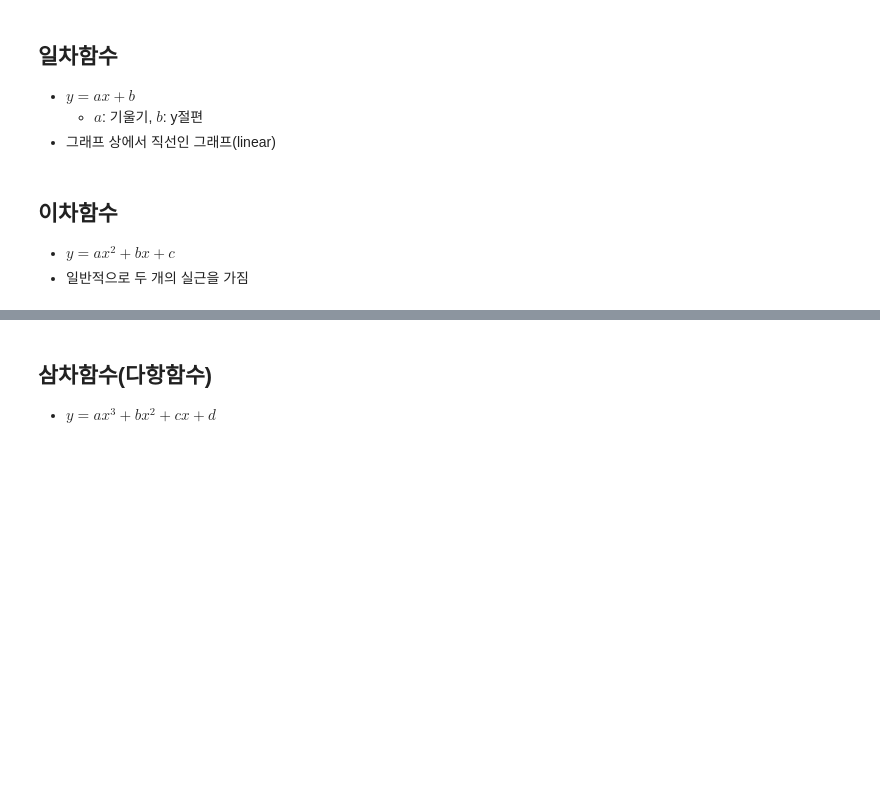
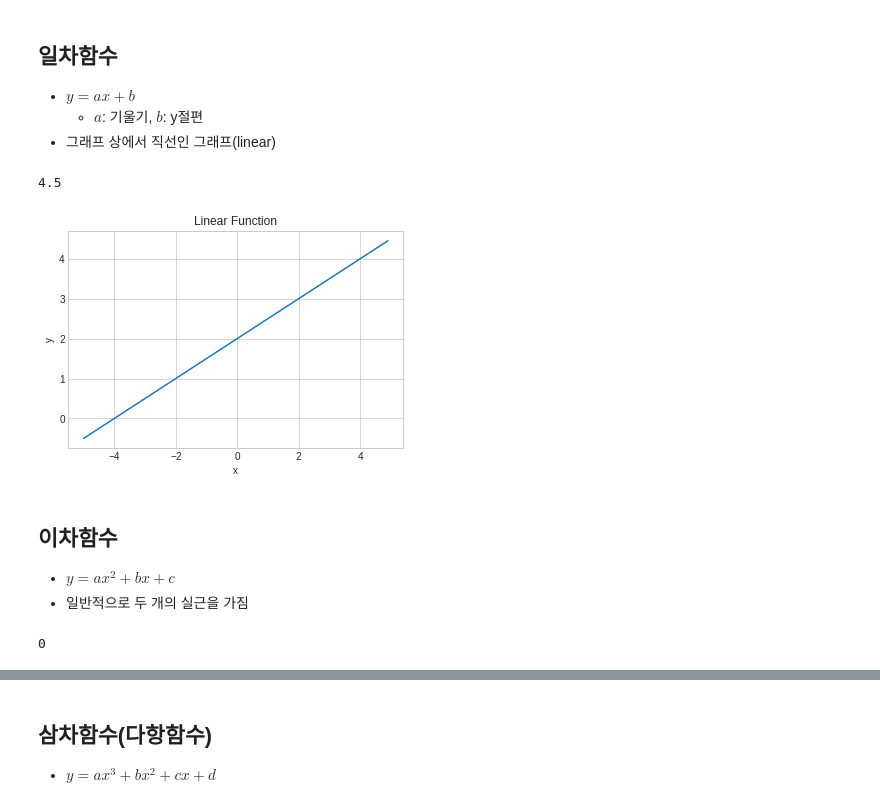
Before and after one commit to woolozzx21/leesuan, a Jupyter notebook: _2_신경망_기초_수학.ipynb, the cells around one changed output, grey strips where cells are left out. Saved outputs shown, nothing was run; the diff lists cells and outputs as text; code cells hidden in the pictures; blank space fills up the shorter version.

```diff
--- a/_2_신경망_기초_수학.ipynb
+++ b/_2_신경망_기초_수학.ipynb
@@ -2,11 +2,36 @@
 <a href="https://colab.research.google.com/github/woolozzx21/leesuan/blob/main/_2_%EC%8B%A0%EA%B2%BD%EB%A7%9D_%EA%B8%B0%EC%B4%88_%EC%88%98%ED%95%99.ipynb" target="_parent"><img src="https://colab.research.google.com/assets/colab-badge.svg" alt="Open In Colab"/></a>
 # %% [markdown]
 # 신경망 기초 수학
+# %%
+import math
+import numpy as np
+import matplotlib.pyplot as plt
+plt.style.use(['seaborn-whitegrid'])
 # %% [markdown]
 ## 일차함수
 * $y = ax + b$
   + $a$: 기울기, $b$: y절편
 * 그래프 상에서 직선인 그래프(linear)
+# %%
+def linear_function(x):
+    a = 0.5
+    b = 2
+    return a * x + b
+# %%
+print(linear_function(5))
+# %% [output]
+4.5
+# %%
+x = np.arange(-5,5,0.1)
+y = linear_function(x)
+
+plt.plot(x,y)
+plt.xlabel('x')
+plt.ylabel('y')
+plt.title("Linear Function")
+plt.show()
+# %% [output]
+[figure, added]
 # %% [markdown]
 ## 이차함수
 * $y = ax^2 + bx + c$
@@ -13,0 +46,4 @@
+# %%
+print(quadratic_function(2))
+# %% [output]
+0
```
Also changed, not shown: parts of 32 cells of this notebook.
